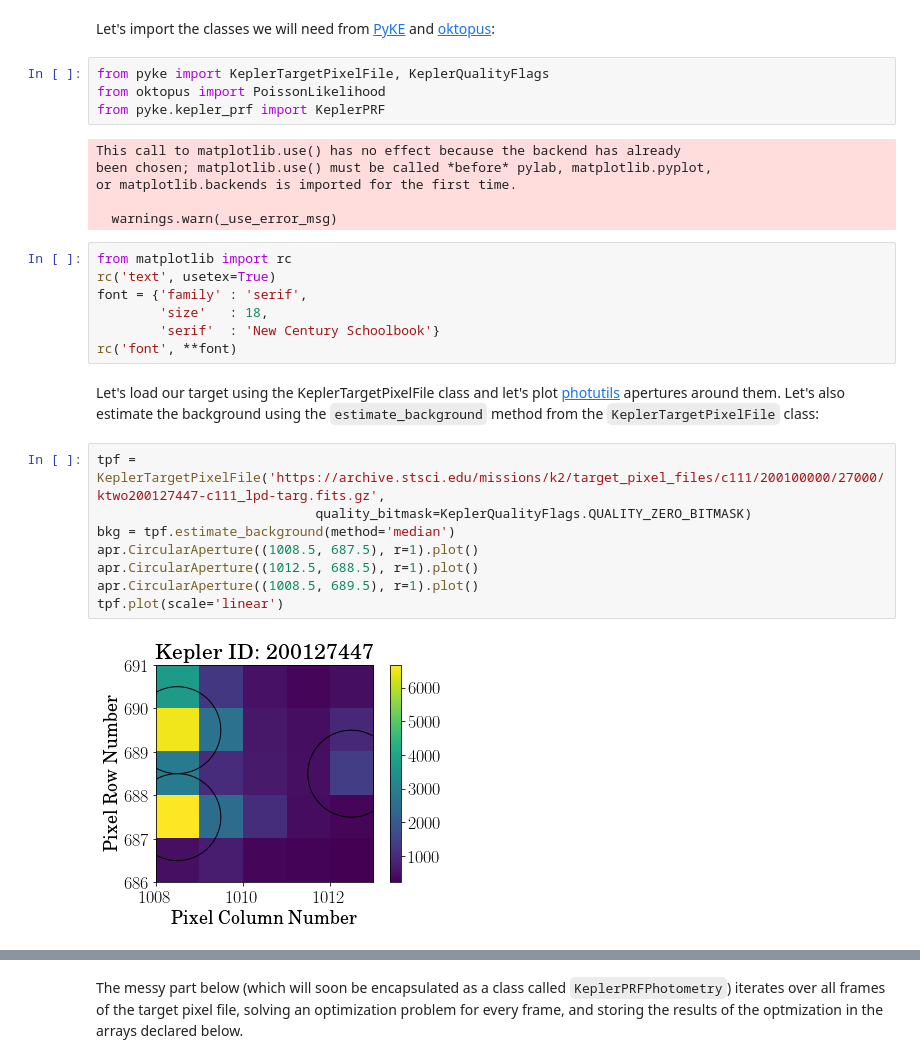
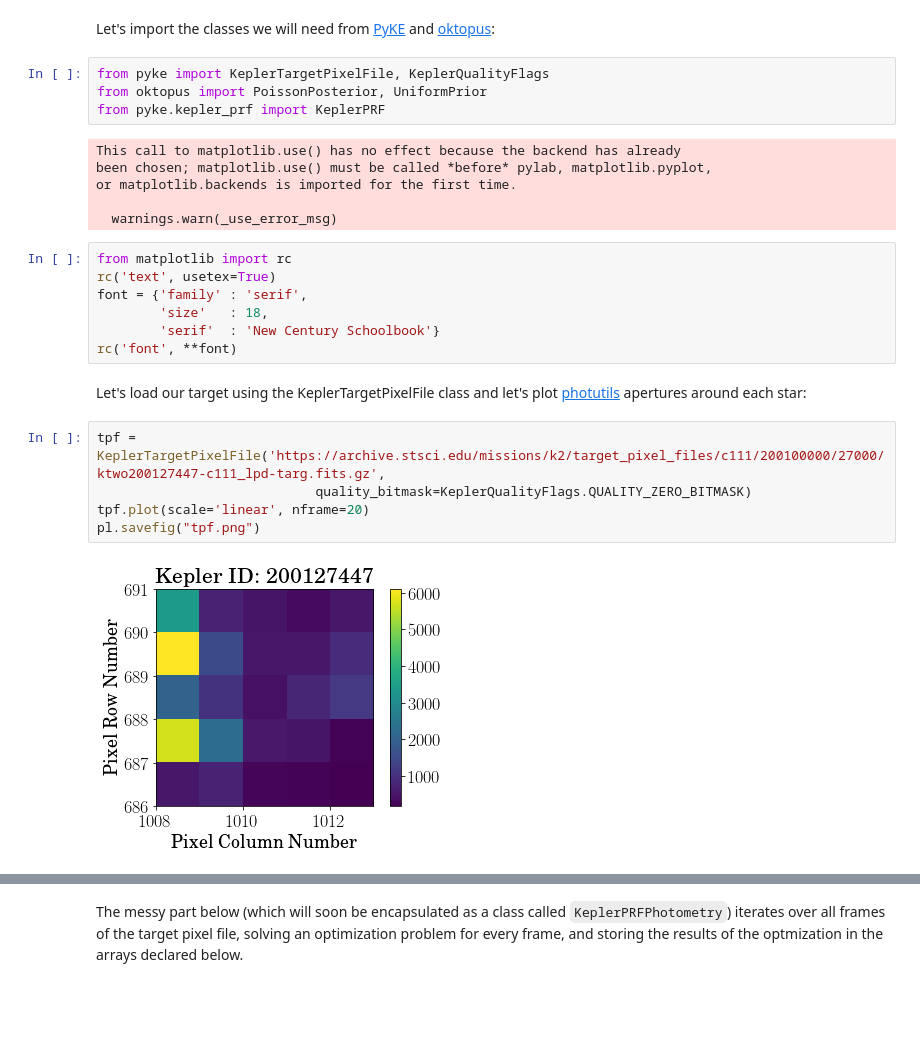
Before and after one commit to KeplerGO/oktopus, a Jupyter notebook: docs/source/notebooks/cluster-c11-prf-fitting.ipynb, the cells around one changed output, grey strips where cells are left out. Cells and saved outputs as stored; diff of their text form; blank space fills up the shorter version.

```diff
--- a/docs/source/notebooks/cluster-c11-prf-fitting.ipynb
+++ b/docs/source/notebooks/cluster-c11-prf-fitting.ipynb
@@ -11,7 +11,7 @@ import photutils.aperture as apr
 Let's import the classes we will need from [PyKE](https://pyke.keplerscience.org) and [oktopus](https://keplergo.github.io/oktopus):
 # %%
 from pyke import KeplerTargetPixelFile, KeplerQualityFlags
-from oktopus import PoissonLikelihood
+from oktopus import PoissonPosterior, UniformPrior
 from pyke.kepler_prf import KeplerPRF
 # %% [output]
 This call to matplotlib.use() has no effect because the backend has already
@@ -27,14 +27,11 @@ font = {'family' : 'serif',
         'serif'  : 'New Century Schoolbook'}
 rc('font', **font)
 # %% [markdown]
-Let's load our target using the KeplerTargetPixelFile class and let's plot [photutils](https://github.com/photutils) apertures around them. Let's also estimate the background using the ``estimate_background`` method from the `KeplerTargetPixelFile` class:
+Let's load our target using the KeplerTargetPixelFile class and let's plot [photutils](https://github.com/photutils) apertures around each star:
 # %%
 tpf = KeplerTargetPixelFile('https://archive.stsci.edu/missions/k2/target_pixel_files/c111/200100000/27000/ktwo200127447-c111_lpd-targ.fits.gz',
                             quality_bitmask=KeplerQualityFlags.QUALITY_ZERO_BITMASK)
-bkg = tpf.estimate_background(method='median')
-apr.CircularAperture((1008.5, 687.5), r=1).plot()
-apr.CircularAperture((1012.5, 688.5), r=1).plot()
-apr.CircularAperture((1008.5, 689.5), r=1).plot()
-tpf.plot(scale='linear')
+tpf.plot(scale='linear', nframe=20)
+pl.savefig("tpf.png")
 # %% [output]
-[figure, old version]
+[figure, new version]
```
Also changed, not shown: parts of 14 cells of this notebook.
